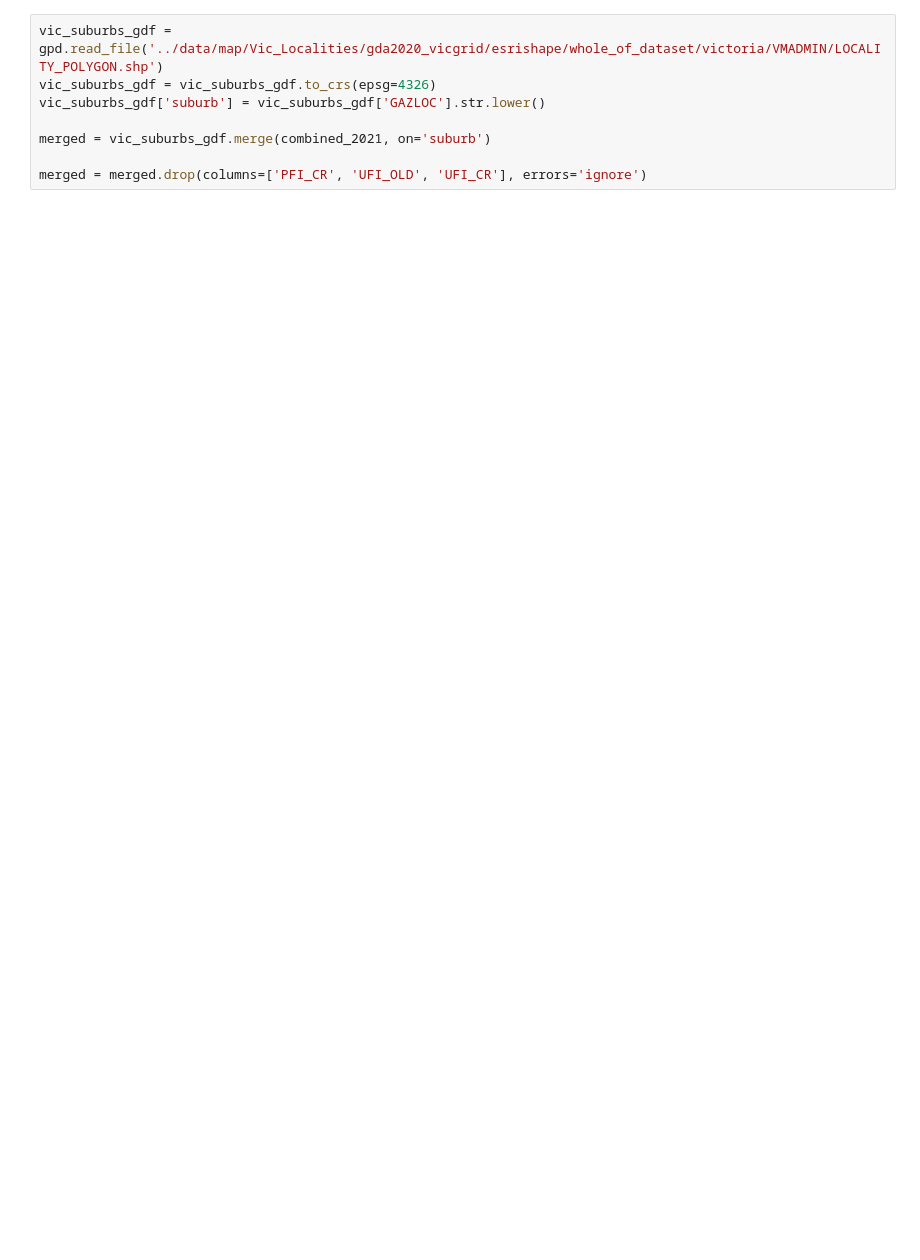
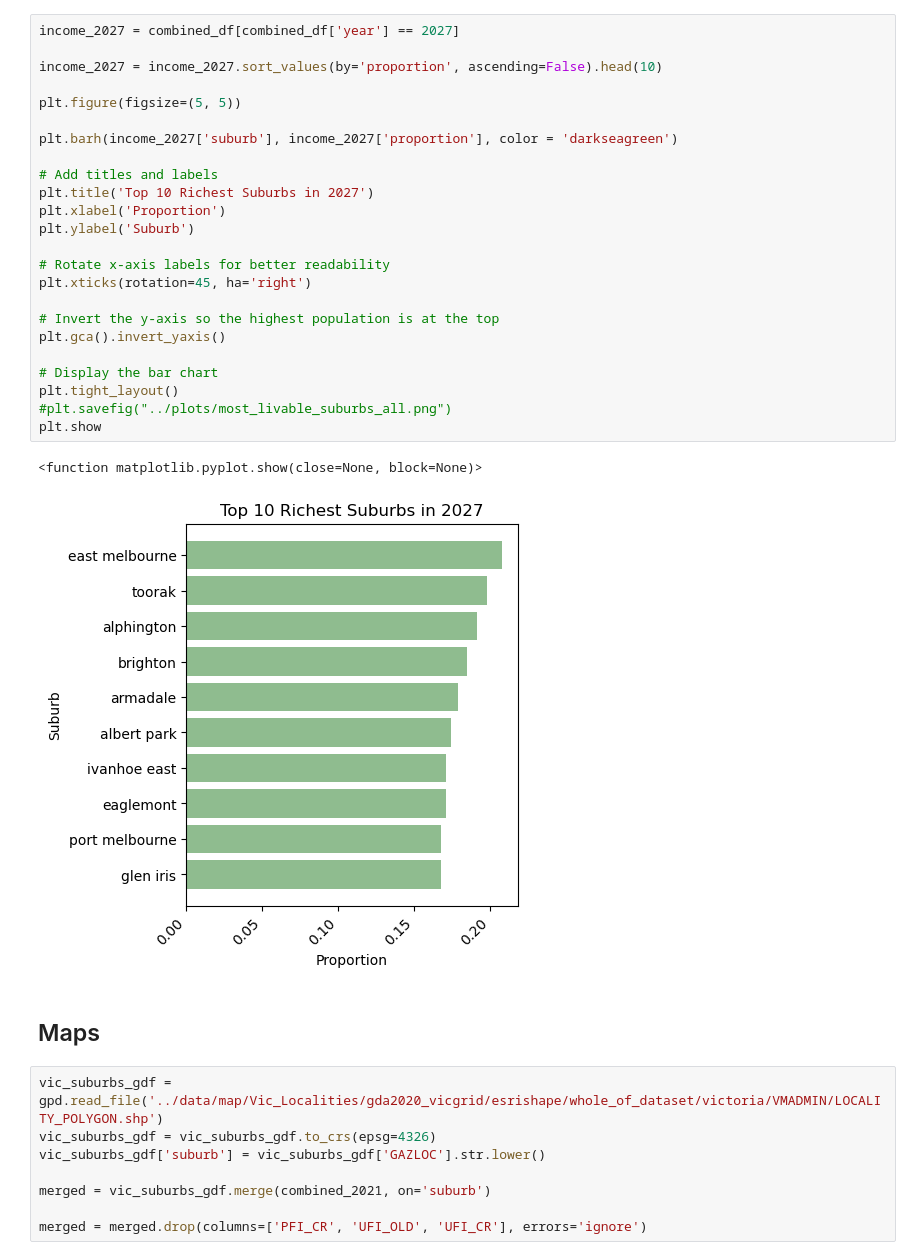
Before and after one commit to MAST30034-AppliedDataScience/project-2-group-real-estate-industry-project-15, a Jupyter notebook: notebooks/test_analysis_income.ipynb, the cells around one changed output. Drawn from its saved outputs; the diff is of its cells as text; blank space fills up the shorter version.

```diff
--- a/notebooks/test_analysis_income.ipynb
+++ b/notebooks/test_analysis_income.ipynb
@@ -50,3 +62,32 @@ combined_2021
+# %%
+income_2027 = combined_df[combined_df['year'] == 2027]
+
+income_2027 = income_2027.sort_values(by='proportion', ascending=False).head(10)
+
+plt.figure(figsize=(5, 5))
+
+plt.barh(income_2027['suburb'], income_2027['proportion'], color = 'darkseagreen')
+
+# Add titles and labels
+plt.title('Top 10 Richest Suburbs in 2027')
+plt.xlabel('Proportion')
+plt.ylabel('Suburb')
+
+# Rotate x-axis labels for better readability
+plt.xticks(rotation=45, ha='right')
+
+# Invert the y-axis so the highest population is at the top
+plt.gca().invert_yaxis()
+
+# Display the bar chart
+plt.tight_layout()
+#plt.savefig("../plots/most_livable_suburbs_all.png")
+plt.show
+# %% [output]
+<function matplotlib.pyplot.show(close=None, block=None)>
+[figure, added]
+# %% [markdown]
+## Maps
 # %%
 vic_suburbs_gdf = gpd.read_file('../data/map/Vic_Localities/gda2020_vicgrid/esrishape/whole_of_dataset/victoria/VMADMIN/LOCALITY_POLYGON.shp')
 vic_suburbs_gdf = vic_suburbs_gdf.to_crs(epsg=4326)
```
Also changed, not shown: parts of 7 cells of this notebook.
